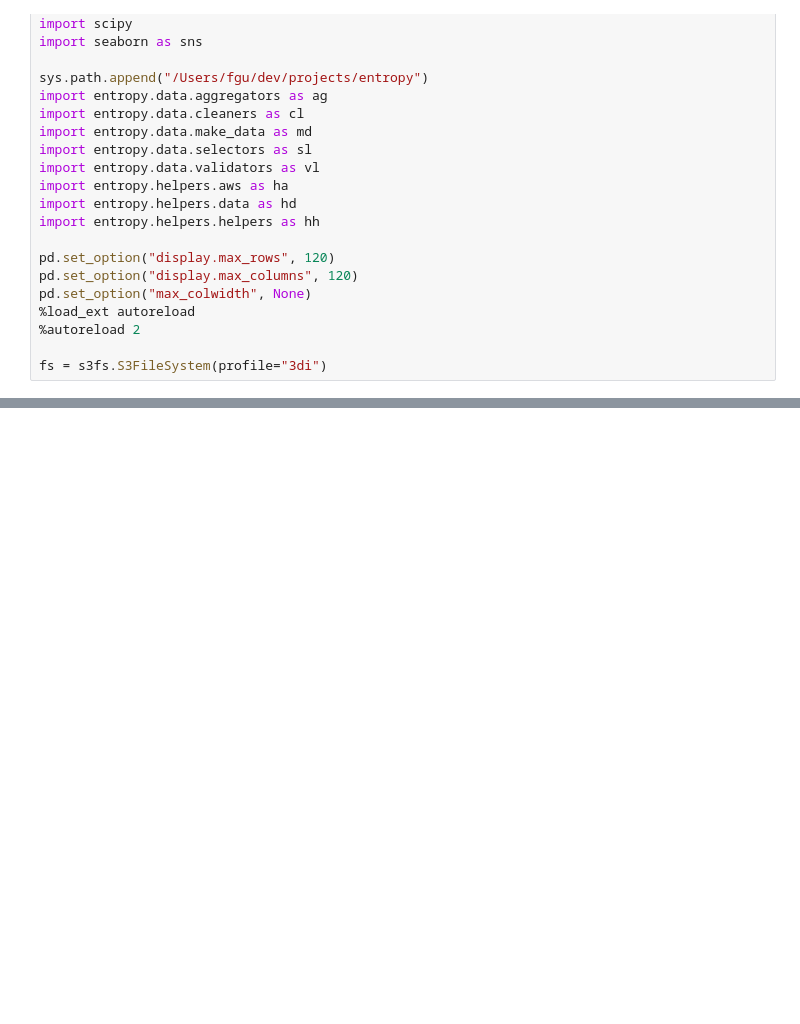
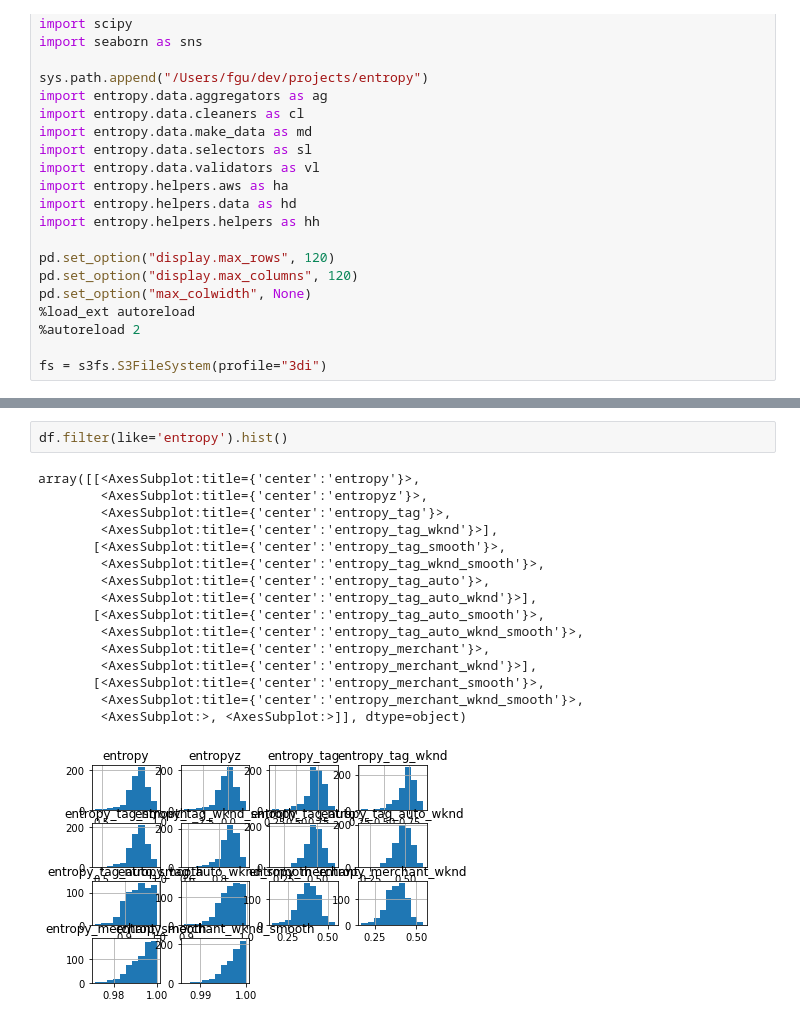
Before and after one commit to fabiangunzinger/entropy, a Jupyter notebook: notebooks/scratchpad.ipynb, the cells around one changed output, grey strips where cells are left out. Cells and saved outputs as stored; diff of their text form; blank space fills up the shorter version.

```diff
--- a/notebooks/scratchpad.ipynb
+++ b/notebooks/scratchpad.ipynb
@@ -35,0 +56,19 @@ Time for read_txn_data                 : 9.22 seconds
+# %%
+df.filter(like='entropy').hist()
+# %% [output]
+array([[<AxesSubplot:title={'center':'entropy'}>,
+        <AxesSubplot:title={'center':'entropyz'}>,
+        <AxesSubplot:title={'center':'entropy_tag'}>,
+        <AxesSubplot:title={'center':'entropy_tag_wknd'}>],
+       [<AxesSubplot:title={'center':'entropy_tag_smooth'}>,
+        <AxesSubplot:title={'center':'entropy_tag_wknd_smooth'}>,
+        <AxesSubplot:title={'center':'entropy_tag_auto'}>,
+        <AxesSubplot:title={'center':'entropy_tag_auto_wknd'}>],
+       [<AxesSubplot:title={'center':'entropy_tag_auto_smooth'}>,
+        <AxesSubplot:title={'center':'entropy_tag_auto_wknd_smooth'}>,
+        <AxesSubplot:title={'center':'entropy_merchant'}>,
+        <AxesSubplot:title={'center':'entropy_merchant_wknd'}>],
+       [<AxesSubplot:title={'center':'entropy_merchant_smooth'}>,
+        <AxesSubplot:title={'center':'entropy_merchant_wknd_smooth'}>,
+        <AxesSubplot:>, <AxesSubplot:>]], dtype=object)
+[figure, added]
```
Also changed, not shown: parts of 2 cells of this notebook, 5 other files.
